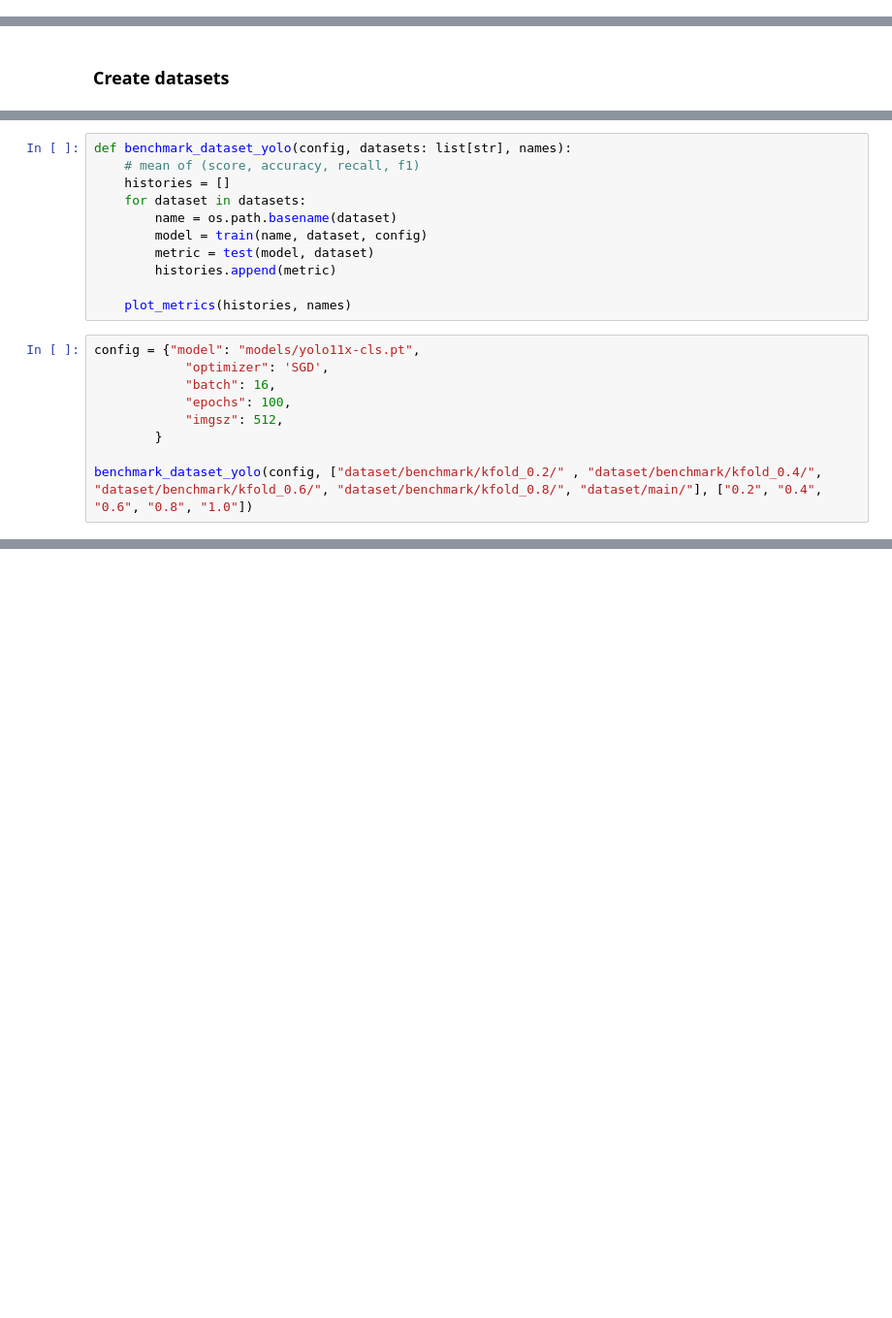
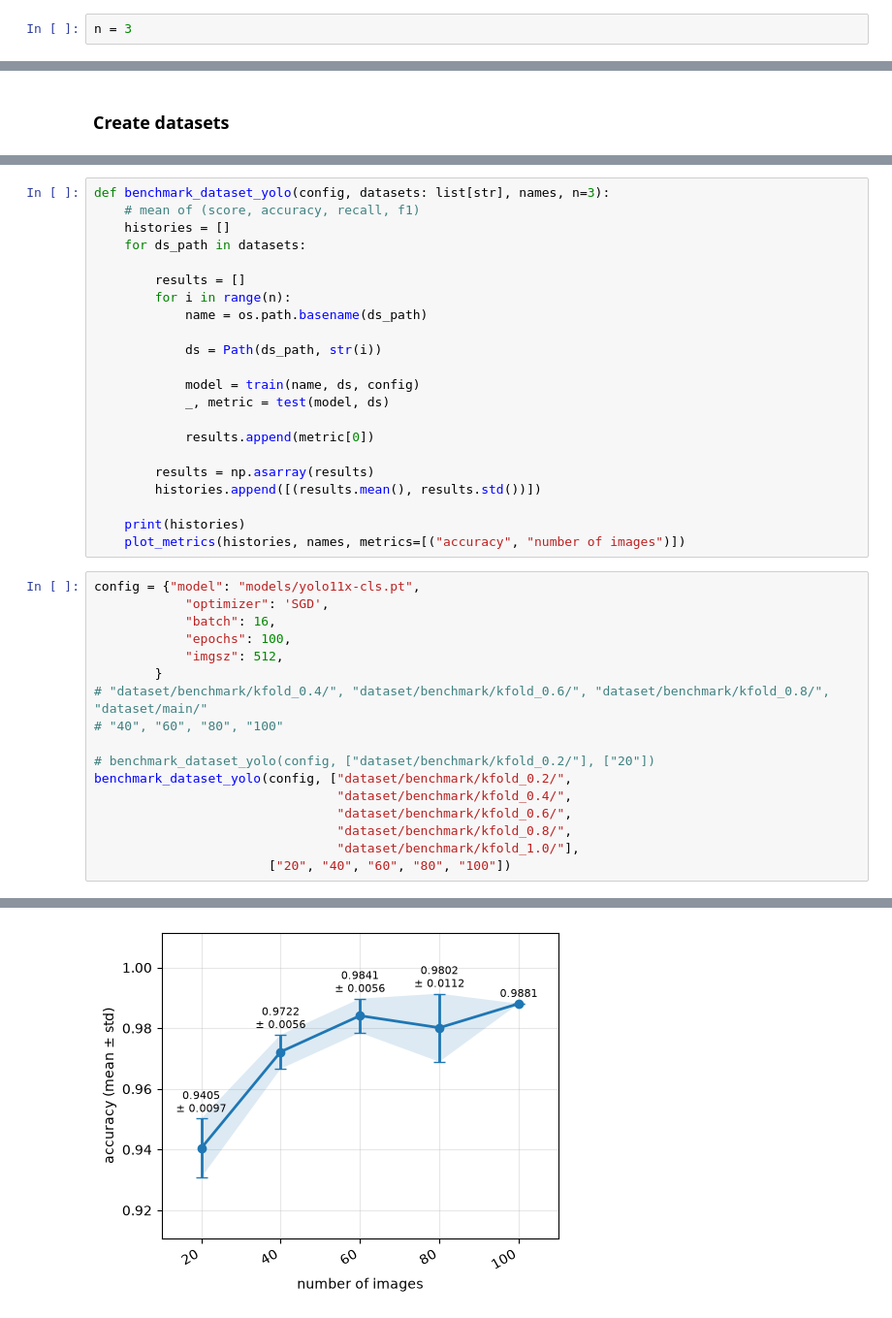
Before and after one commit to DigitalHolography/LeftRightEyeClassification, a Jupyter notebook: benchmark.ipynb, the cells around one changed output, grey strips where cells are left out. Shown at 97% size. Drawn from its saved outputs; the diff is of its cells as text; blank space fills up the shorter version.

Commit message:
feat(rework): figures and clean code

```diff
--- a/benchmark.ipynb
+++ b/benchmark.ipynb
@@ -3,3 +15,5 @@ from dataset import anonymize_dataset, create_dataset, link_dir
+# %%
+n = 3
 # %% [markdown]
 # Goal
 Benchmark the model "yolo11-cls" model on an increasing quantity of data.
@@ -25,14 +43,25 @@ link_dir("main/test", "benchmark/kfold_0.8/test")
 # %%
-def benchmark_dataset_yolo(config, datasets: list[str], names):
+def benchmark_dataset_yolo(config, datasets: list[str], names, n=3):
     # mean of (score, accuracy, recall, f1)
     histories = []
-    for dataset in datasets:
-        name = os.path.basename(dataset)
-        model = train(name, dataset, config)
-        metric = test(model, dataset)
-        histories.append(metric)
+    for ds_path in datasets:
 
-    plot_metrics(histories, names)
+        results = []
+        for i in range(n):
+            name = os.path.basename(ds_path)
+
+            ds = Path(ds_path, str(i))
+
+            model = train(name, ds, config)
+            _, metric = test(model, ds)
+
+            results.append(metric[0])
+
+        results = np.asarray(results)
+        histories.append([(results.mean(), results.std())])
+
+    print(histories)
+    plot_metrics(histories, names, metrics=[("accuracy", "number of images")])
 # %%
 config = {"model": "models/yolo11x-cls.pt",
             "optimizer": 'SGD',
@@ -40,5 +69,14 @@ config = {"model": "models/yolo11x-cls.pt",
             "epochs": 100,
             "imgsz": 512,
         }
+# "dataset/benchmark/kfold_0.4/", "dataset/benchmark/kfold_0.6/", "dataset/benchmark/kfold_0.8/", "dataset/main/"
+# "40", "60", "80", "100"
 
-benchmark_dataset_yolo(config, ["dataset/benchmark/kfold_0.2/" , "dataset/benchmark/kfold_0.4/", "dataset/benchmark/kfold_0.6/", "dataset/benchmark/kfold_0.8/", "dataset/main/"], ["0.2", "0.4", "0.6", "0.8", "1.0"])
+# benchmark_dataset_yolo(config, ["dataset/benchmark/kfold_0.2/"], ["20"])
+benchmark_dataset_yolo(config, ["dataset/benchmark/kfold_0.2/",
+                                "dataset/benchmark/kfold_0.4/",
+                                "dataset/benchmark/kfold_0.6/",
+                                "dataset/benchmark/kfold_0.8/",
+                                "dataset/benchmark/kfold_1.0/"],
+                       ["20", "40", "60", "80", "100"])
+# %% [output]
@@ -44,0 +100 @@ benchmark_dataset_yolo(config, ["dataset/benchmark/kfold_0.2/" , "dataset/benchm
+[figure, added]
```
Also changed, not shown: parts of 8 cells of this notebook, 46 other files.
